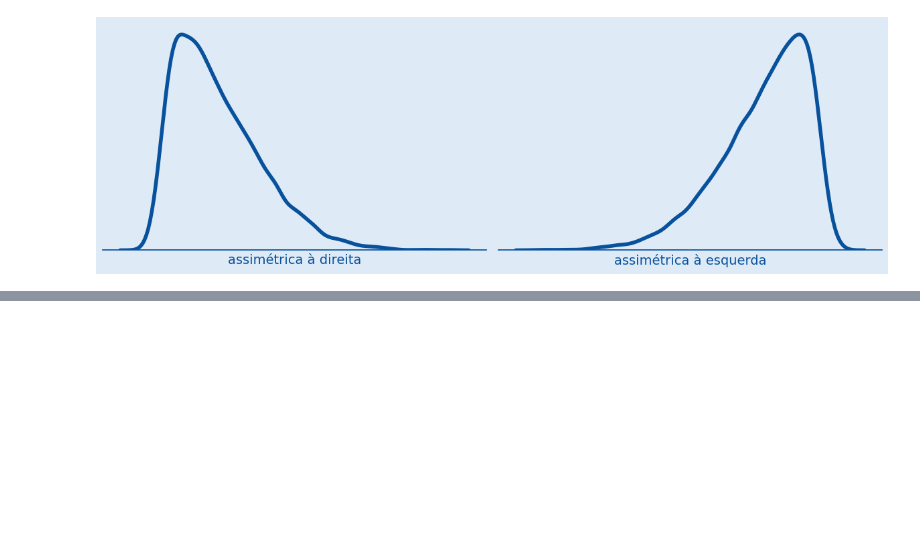
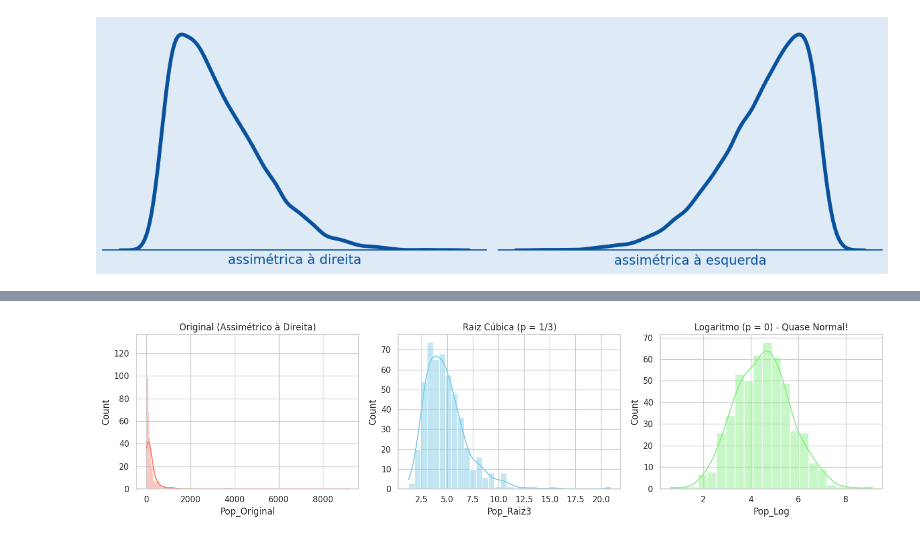
Before and after one commit to PVC2020/Estatistica_basica, a Jupyter notebook: estat_stica_computacional_em_python_capitulo_2.ipynb, the cells around one changed output, grey strips where cells are left out. Drawn from its saved outputs; the diff is of its cells as text; code cells hidden in the pictures; blank space fills up the shorter version.

```diff
--- a/estat_stica_computacional_em_python_capitulo_2.ipynb
+++ b/estat_stica_computacional_em_python_capitulo_2.ipynb
@@ -414,0 +426,37 @@ plt.show()
+# %%
+import numpy as np
+import pandas as pd
+import matplotlib.pyplot as plt
+import seaborn as sns
+
+# Simulando os dados do CD-Municípios (valores muito assimétricos à direita)
+# A maioria tem população baixa (10k a 100k), poucos têm milhões (SP, RJ)
+np.random.seed(42)
+populacoes = np.random.lognormal(mean=4.5, sigma=1.2, size=500)
+
+df_mun = pd.DataFrame({'Pop_Original': populacoes})
+
+# 1. Aplicando as Transformações
+df_mun['Pop_Log'] = np.log(df_mun['Pop_Original'])       # Logaritmo natural
+df_mun['Pop_Raiz3'] = np.cbrt(df_mun['Pop_Original'])    # Raiz cúbica
+
+# 2. Visualizando o "Antes e Depois" (Histogramas)
+fig, eixos = plt.subplots(1, 3, figsize=(15, 4))
+sns.set_theme(style="whitegrid")
+
+# Gráfico 1: Original
+sns.histplot(df_mun['Pop_Original'], ax=eixos[0], color='salmon', kde=True)
+eixos[0].set_title('Original (Assimétrico à Direita)')
+
+# Gráfico 2: Raiz Cúbica
+sns.histplot(df_mun['Pop_Raiz3'], ax=eixos[1], color='skyblue', kde=True)
+eixos[1].set_title('Raiz Cúbica (p = 1/3)')
+
+# Gráfico 3: Logaritmo
+sns.histplot(df_mun['Pop_Log'], ax=eixos[2], color='lightgreen', kde=True)
+eixos[2].set_title('Logaritmo (p = 0) - Quase Normal!')
+
+plt.tight_layout()
+plt.show()
+# %% [output]
+[figure, added]
```
Also changed, not shown: parts of 4 cells of this notebook.
